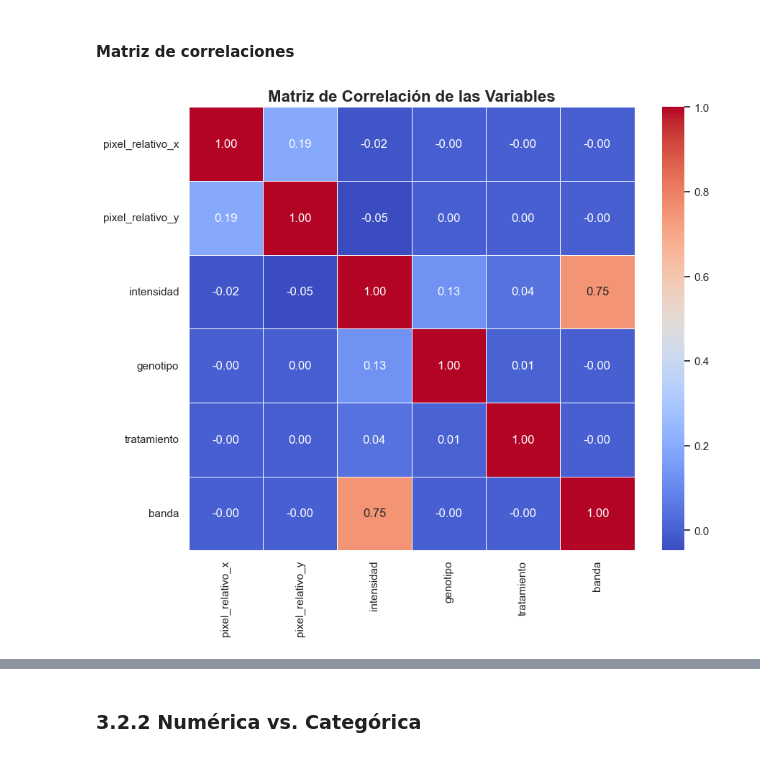
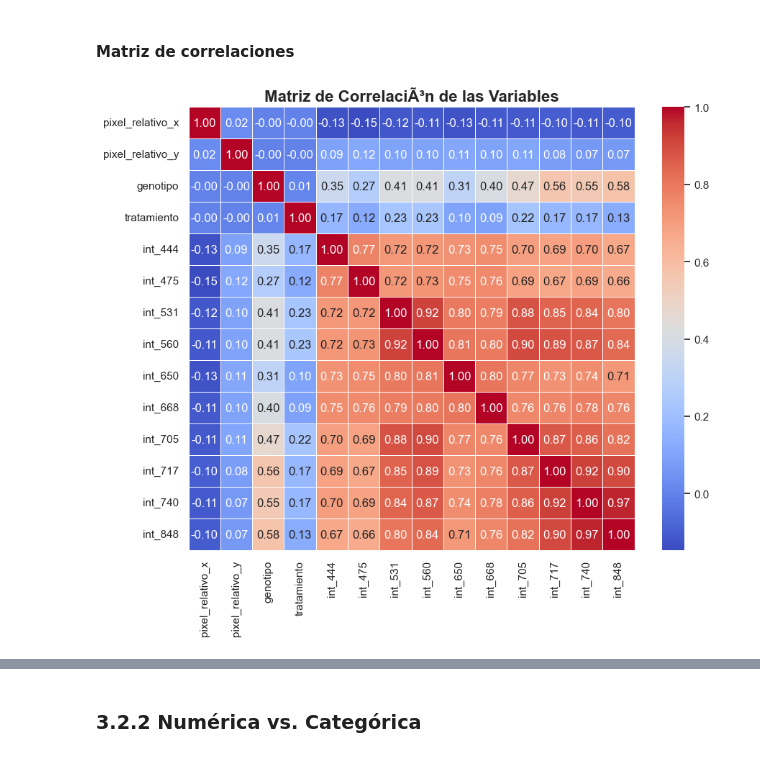
Before and after one commit to SeleneSV/disease-detection-multispectral-images, a Jupyter notebook: train_ml_frijol.ipynb, the cells around one changed output, grey strips where cells are left out. Saved outputs shown, nothing was run; the diff lists cells and outputs as text; code cells hidden in the pictures.

Commit message:
fix: Update ml training notebook for frijol with fixed split dataset

```diff
--- a/train_ml_frijol.ipynb
+++ b/train_ml_frijol.ipynb
@@ -99,0 +95,25 @@ data = pd.read_csv('datasets/dataset_frijol.csv')
+# %%
+# Carga del dataset v4 (split por objeto)
+data_train = pd.read_csv("datasets/dataset_frijol_fix_obj_train.csv")
+data_test = pd.read_csv("datasets/dataset_frijol_fix_obj_test.csv")
+
+# Se concatena solo para analisis exploratorio
+data = pd.concat([data_train, data_test], ignore_index=True)
+
+# Columnas espectrales en formato ancho
+band_cols = sorted([c for c in data.columns if c.startswith("int_")], key=lambda x: int(x.split("_")[1]))
+if len(band_cols) == 0:
+    raise ValueError("No se encontraron columnas espectrales int_*. Verifica el dataset v4.")
+
+# Utilidad para construir muestra en formato largo por banda sin explotar memoria
+def sample_long_by_band(df, band_columns, n=50000, seed=42):
+    n = min(n, len(df))
+    sampled = df.sample(n=n, random_state=seed)
+    return sampled.melt(
+        id_vars=["pixel_relativo_x", "pixel_relativo_y", "genotipo", "tratamiento"],
+        value_vars=band_columns,
+        var_name="banda",
+        value_name="intensidad",
+    )
+
+print(f"Bandas detectadas ({len(band_cols)}): {band_cols}")
@@ -460,20 +457,20 @@ Este hallazgo refuerza la necesidad de utilizar todas las características simul
 # %% [markdown]
 #### Matriz de correlaciones
 # %%
-corr_matrix = data.corr()
+corr_matrix = data.corr(numeric_only=True)
 
 plt.figure(figsize=(10, 8))
 
 # Usamos un mapa de calor para visualizar la matriz
 sns.heatmap(
     corr_matrix,
     annot=True,       # Muestra los valores de correlación en las celdas
     cmap='coolwarm',  # Paleta de colores ideal para correlaciones (-1: azul, 0: blanco, 1: rojo)
     fmt=".2f",        # Formato de los números a dos decimales
     linewidths=.5
 )
 
 plt.title('Matriz de Correlación de las Variables', fontsize=16, fontweight='bold')
 plt.show()
 # %% [output]
-[figure, old version]
+[figure, new version]
```
Also changed, not shown: parts of 168 cells of this notebook.
